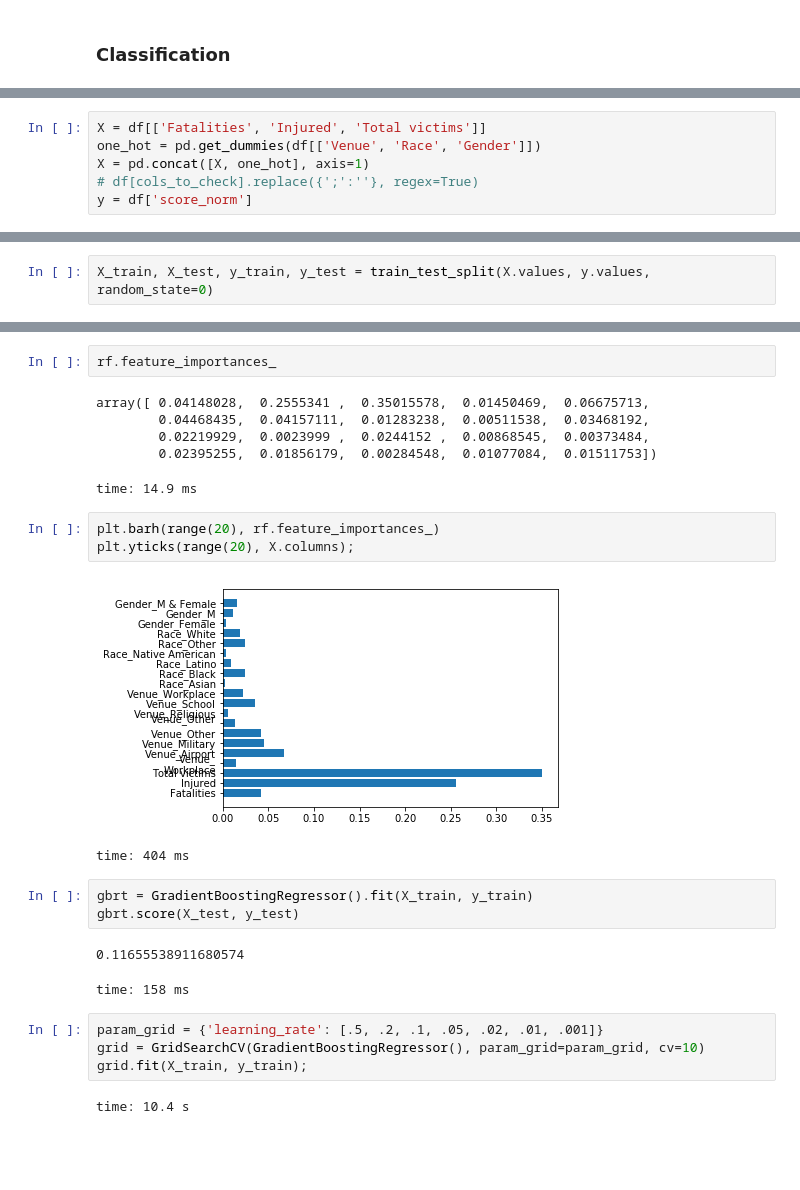
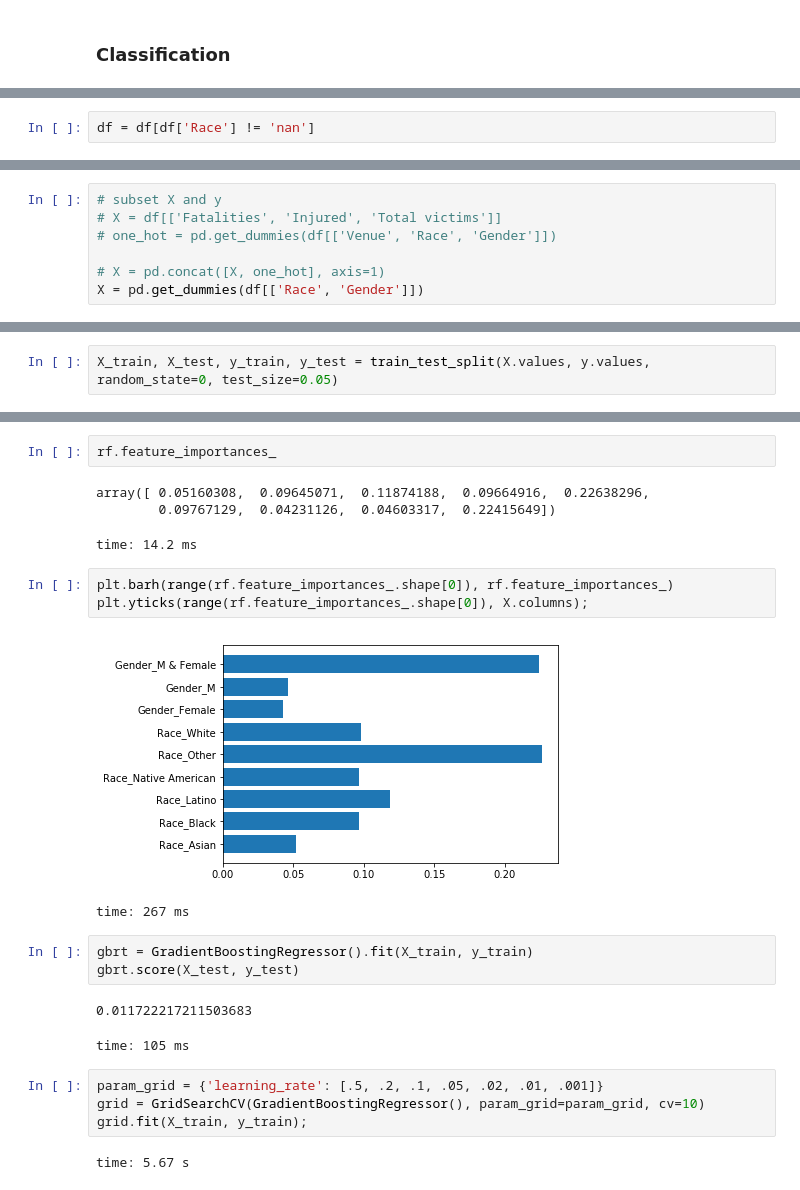
Before and after one commit to Amirosimani/Quartz_ShootingCoverage, a Jupyter notebook: nlp_qz.ipynb, the cells around one changed output, grey strips where cells are left out. Saved outputs shown, nothing was run; the diff lists cells and outputs as text; blank space fills up the shorter version.

```diff
--- a/nlp_qz.ipynb
+++ b/nlp_qz.ipynb
@@ -99,0 +80,2 @@ time: 97.9 ms
+# %%
+df = df[df['Race'] != 'nan']
@@ -122,7 +106,8 @@ time: 7.43 ms
 # %%
-X = df[['Fatalities', 'Injured', 'Total victims']]
-one_hot = pd.get_dummies(df[['Venue', 'Race', 'Gender']])
-X = pd.concat([X, one_hot], axis=1)
-# df[cols_to_check].replace({';':''}, regex=True)
-y = df['score_norm']
+# subset X and y
+# X = df[['Fatalities', 'Injured', 'Total victims']]
+# one_hot = pd.get_dummies(df[['Venue', 'Race', 'Gender']])
+
+# X = pd.concat([X, one_hot], axis=1)
+X = pd.get_dummies(df[['Race', 'Gender']])
 # %% [output]
@@ -130,3 +119,3 @@ time: 14.7 ms
 # %%
-X_train, X_test, y_train, y_test = train_test_split(X.values, y.values, random_state=0)
+X_train, X_test, y_train, y_test = train_test_split(X.values, y.values, random_state=0, test_size=0.05)
 # %% [output]
@@ -157,29 +146,27 @@ time: 355 ms
 # %%
 rf.feature_importances_
 # %% [output]
-array([ 0.04148028,  0.2555341 ,  0.35015578,  0.01450469,  0.06675713,
-        0.04468435,  0.04157111,  0.01283238,  0.00511538,  0.03468192,
-        0.02219929,  0.0023999 ,  0.0244152 ,  0.00868545,  0.00373484,
-        0.02395255,  0.01856179,  0.00284548,  0.01077084,  0.01511753])
+array([ 0.05160308,  0.09645071,  0.11874188,  0.09664916,  0.22638296,
+        0.09767129,  0.04231126,  0.04603317,  0.22415649])
-time: 14.9 ms
+time: 14.2 ms
 # %%
-plt.barh(range(20), rf.feature_importances_)
-plt.yticks(range(20), X.columns);
+plt.barh(range(rf.feature_importances_.shape[0]), rf.feature_importances_)
+plt.yticks(range(rf.feature_importances_.shape[0]), X.columns);
 # %% [output]
-[figure, old version]
+[figure, new version]
-time: 404 ms
+time: 267 ms
 # %%
 gbrt = GradientBoostingRegressor().fit(X_train, y_train)
 gbrt.score(X_test, y_test)
 # %% [output]
-0.11655538911680574
+0.011722217211503683
-time: 158 ms
+time: 105 ms
 # %%
 param_grid = {'learning_rate': [.5, .2, .1, .05, .02, .01, .001]}
 grid = GridSearchCV(GradientBoostingRegressor(), param_grid=param_grid, cv=10)
 grid.fit(X_train, y_train);
 # %% [output]
-time: 10.4 s
+time: 5.67 s
 # %%
 scores = pd.DataFrame(grid.cv_results_)
 
```
Also changed, not shown: parts of 27 cells of this notebook.
